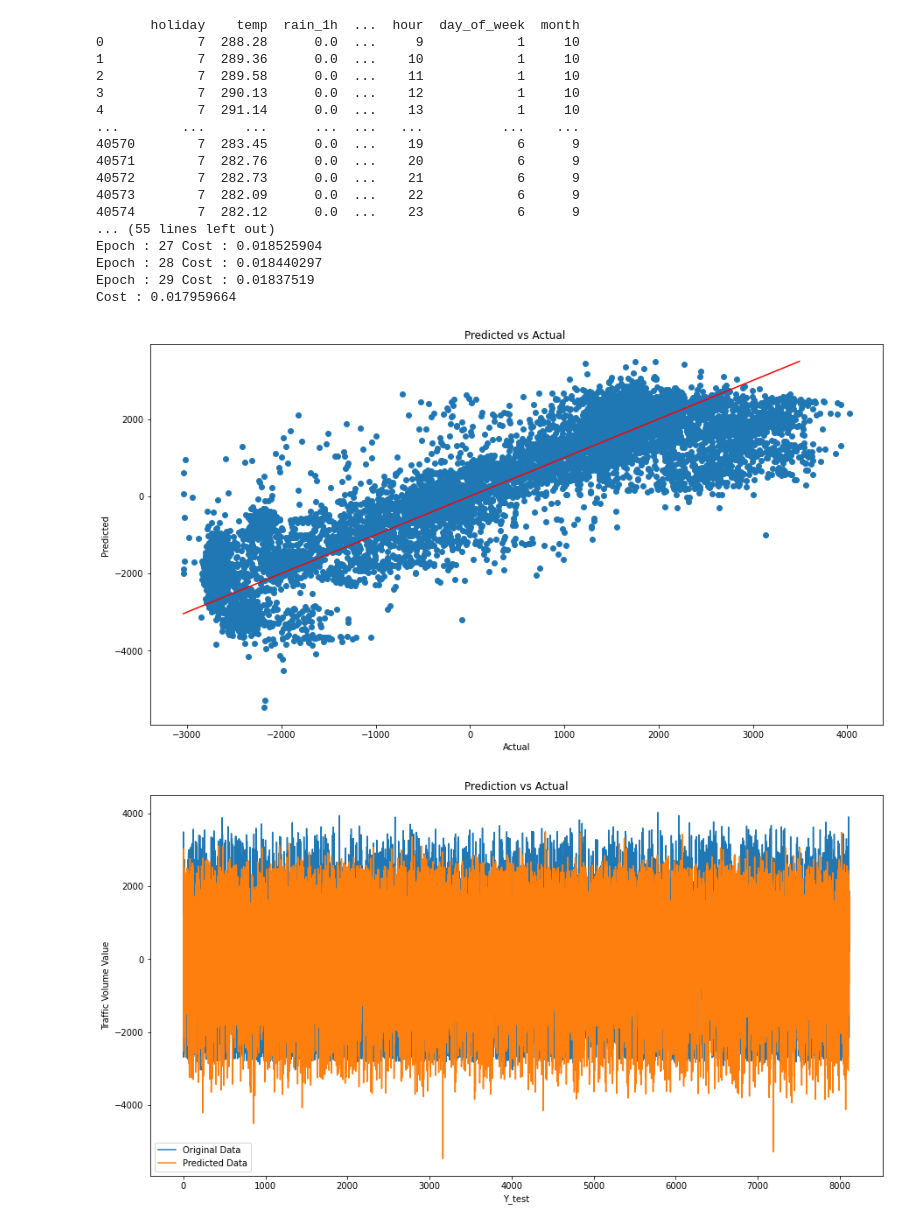
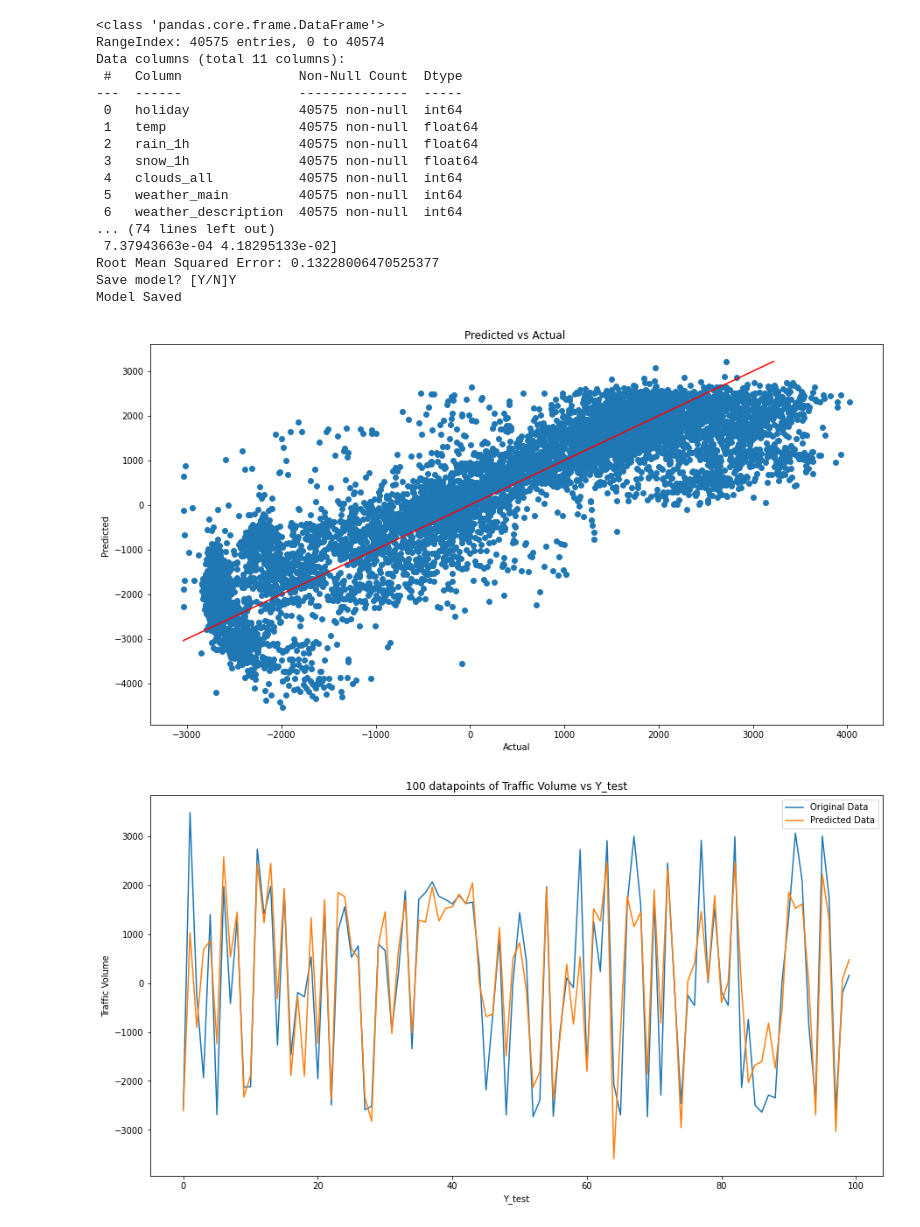
Before and after one commit to WeiChuen99/SVR-Regression, a Jupyter notebook: Regression.ipynb, the cells around one changed output. Saved outputs shown, nothing was run; the diff lists cells and outputs as text; code cells hidden in the pictures.

```diff
--- a/Regression.ipynb
+++ b/Regression.ipynb
@@ -63,5 +63,8 @@ Saving Metro_Interstate_Traffic_Volume.csv to Metro_Interstate_Traffic_Volume.cs
 [figure]
 # %%
+from sklearn.metrics import mean_squared_error
+from math import sqrt
+
 # We have imported all dependencied
 df = pd.read_csv('Metro-Interstate-Traffic-Volume-Encoded.csv')
 df = df.drop(['date_time'],axis=1) # Drop Date feature
@@ -150,9 +153,10 @@ output = neural_network(X, n_input)
 
 #Mean squared error cost function
 cost = tf.reduce_mean(tf.square(output-Y))
+loss_op = tf.reduce_mean(tf.math.squared_difference(output,Y))
 
 #Gradinent Descent optimiztion for updating weights and biases
-train = tf.train.GradientDescentOptimizer(learning_constant).minimize(cost)
+optimizer = tf.train.GradientDescentOptimizer(learning_constant).minimize(loss_op)
 
 c_t = []
 c_test = []
@@ -163,56 +167,72 @@ with tf.Session() as sess:
     saver = tf.train.Saver()
     for i in range(number_epochs):
         for j in range(X_train.shape[0]):
-            #Run cost and train with each sample
-            sess.run([cost,train],feed_dict= {X:X_train.iloc[j,:].values.reshape(1,10), Y:Y_train[j]})
-        c_t.append(sess.run(cost, feed_dict={X:X_train,Y:Y_train}))
-        c_test.append(sess.run(cost, feed_dict={X:X_test,Y:Y_test}))
+            sess.run(optimizer,feed_dict= {X:X_train.iloc[j,:].values.reshape(n_output,n_input), Y:Y_train[j]})
+        c_t.append(sess.run(loss_op, feed_dict={X:X_train,Y:Y_train}))
+        c_test.append(sess.run(loss_op, feed_dict={X:X_test,Y:Y_test}))
+        print("------------------------------")
         print('Epoch :',i,'Cost :',c_t[i])
 
     #Predict output of test data after training
     pred = sess.run(output, feed_dict={X:X_test})
-    print('Cost :',sess.run(cost, feed_dict={X:X_test,Y:Y_test}))
+    print("==============================")
+    print('Cost :',sess.run(loss_op, feed_dict={X:X_test,Y:Y_test}))
+
+    #Accuracy
+    accuracy=tf.keras.losses.MSE(pred, Y_test)
+    acc = accuracy.eval({X: X_train, Y:Y_train})
+    print("Accuracy:", acc)
+    op = output.eval({X: X_train})
+
+    #Calculate the Root Mean Squared Error
+    mse = mean_squared_error(Y_test, pred)
+    rmse = sqrt(mse)
+    print("Root Mean Squared Error:", rmse)
 
     #Denormalize output data
     Y_test = denormalize(df_test,Y_test)
     pred = denormalize(df_test,pred)
+
+    if input('Save model? [Y/N]') == 'Y':
+      saver.save(sess,'Metro-Interstate-Traffic-Volume-Encoded_dataset.ckpt')
+      print('Model Saved')
 # %% [output]
-       holiday    temp  rain_1h  ...  hour  day_of_week  month
-0            7  288.28      0.0  ...     9            1     10
-1            7  289.36      0.0  ...    10            1     10
-2            7  289.58      0.0  ...    11            1     10
-3            7  290.13      0.0  ...    12            1     10
-4            7  291.14      0.0  ...    13            1     10
-...        ...     ...      ...  ...   ...          ...    ...
-40570        7  283.45      0.0  ...    19            6      9
-40571        7  282.76      0.0  ...    20            6      9
-40572        7  282.73      0.0  ...    21            6      9
-40573        7  282.09      0.0  ...    22            6      9
-40574        7  282.12      0.0  ...    23            6      9
-... (55 lines left out)
-Epoch : 27 Cost : 0.018525904
-Epoch : 28 Cost : 0.018440297
-Epoch : 29 Cost : 0.01837519
-Cost : 0.017959664
+<class 'pandas.core.frame.DataFrame'>
+RangeIndex: 40575 entries, 0 to 40574
+Data columns (total 11 columns):
+ #   Column               Non-Null Count  Dtype
+---  ------               --------------  -----
+ 0   holiday              40575 non-null  int64
+ 1   temp                 40575 non-null  float64
+ 2   rain_1h              40575 non-null  float64
+ 3   snow_1h              40575 non-null  float64
+ 4   clouds_all           40575 non-null  int64
+ 5   weather_main         40575 non-null  int64
+ 6   weather_description  40575 non-null  int64
+... (74 lines left out)
+ 7.37943663e-04 4.18295133e-02]
+Root Mean Squared Error: 0.13228006470525377
+Save model? [Y/N]Y
+Model Saved
 # %%
 #Plotting the graph
 plt.figure(figsize=(15,8))
 plt.scatter (Y_test, pred)
 range = [Y_test.min (), pred.max ()]
 plt.plot (range, range, 'red')
 plt.title('Predicted vs Actual ')
 plt.xlabel ('Actual')
 plt.ylabel ('Predicted ')
 plt.show ()
 
 plt.figure(figsize=(15,8))
-plt.plot(Y_test,label="Original Data")
-plt.plot(pred,label="Predicted Data")
+plt.plot(Y_test[:100],label="Original Data")
+plt.plot(pred[:100],label="Predicted Data")
 plt.legend(loc='best')
-plt.ylabel('Traffic Volume Value')
+plt.ylabel('Traffic Volume')
 plt.xlabel('Y_test')
-plt.title('Prediction vs Actual')
+plt.title('100 datapoints of Traffic Volume vs Y_test')
 plt.show()
 # %% [output]
-[figure, old version]
+[figure, new version]
-[figure, old version]
+[figure, new version]
```
Also changed, not shown: parts of 1 cell of this notebook.
